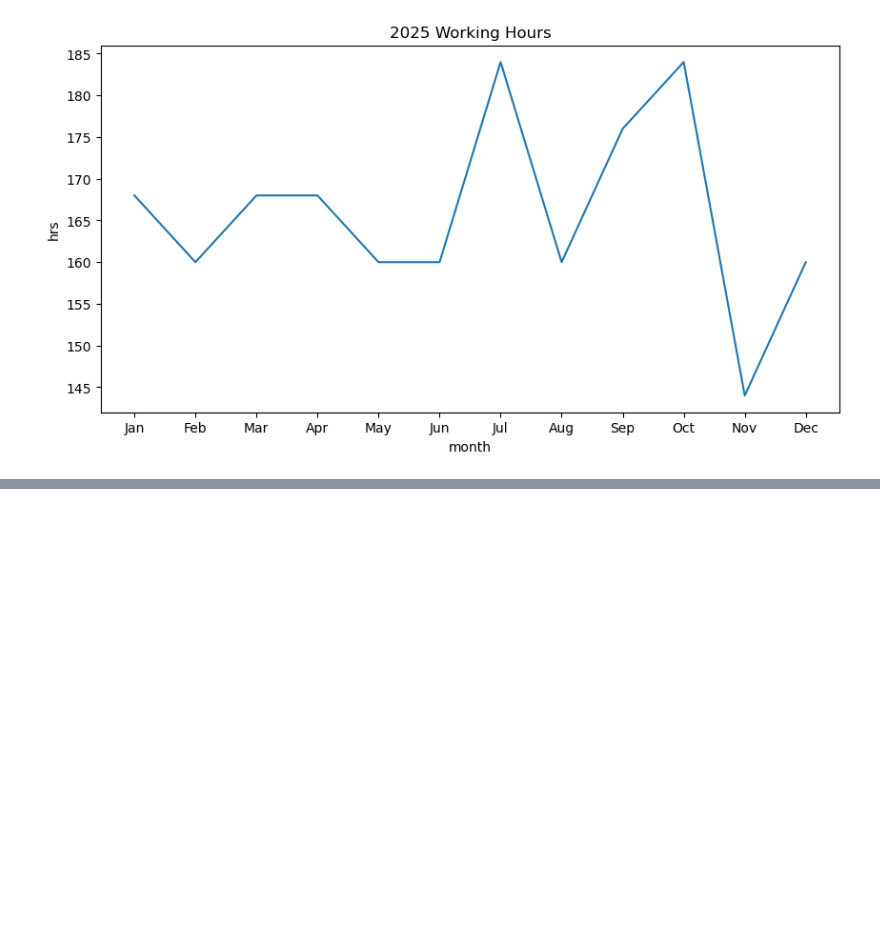
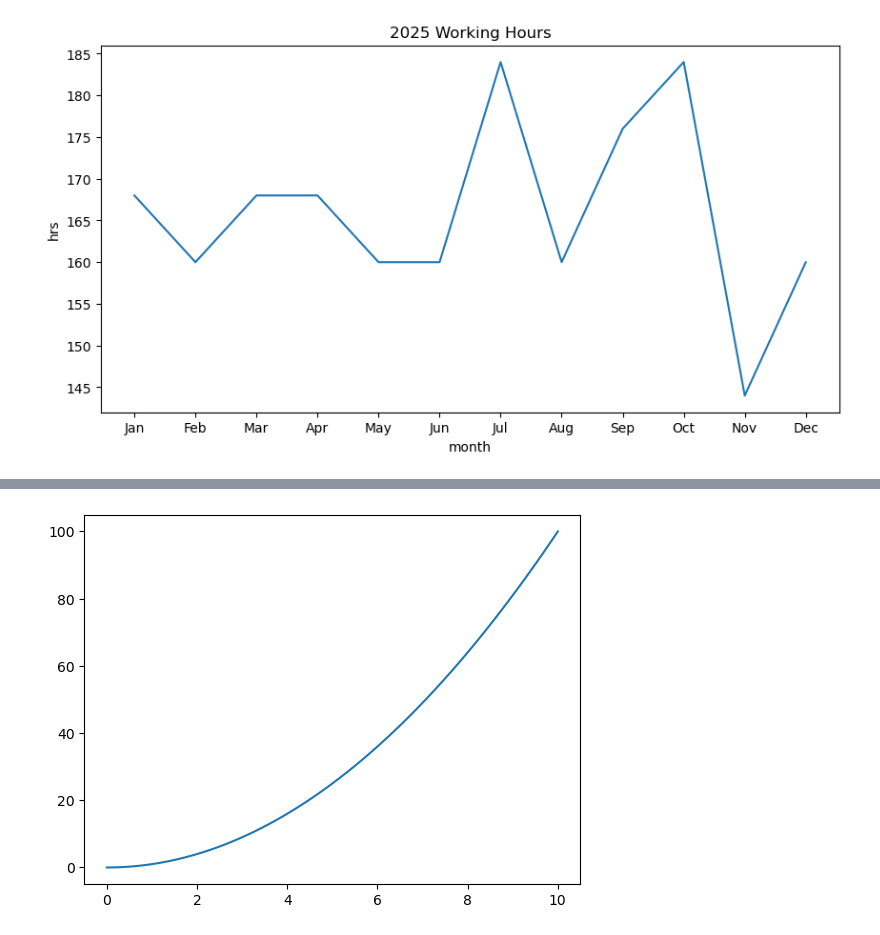
Before and after one commit to denpazakura/ztm_matplotlib_practice, a Jupyter notebook: Matplotlib Practice.ipynb, the cells around one changed output, grey strips where cells are left out. Cells and saved outputs as stored; diff of their text form; code cells hidden in the pictures; blank space fills up the shorter version.

```diff
--- a/Matplotlib Practice.ipynb
+++ b/Matplotlib Practice.ipynb
@@ -97,0 +100,6 @@ ax.plot(X, X**2)
+# %%
+# Create a plot using plt.subplots() and plot X versus X^2 (X squared)
+fig, ax = plt.subplots()
+ax.plot(X, X**2);
+# %% [output]
+[figure, added]
```
Also changed, not shown: parts of 7 cells of this notebook, 1 other file.
